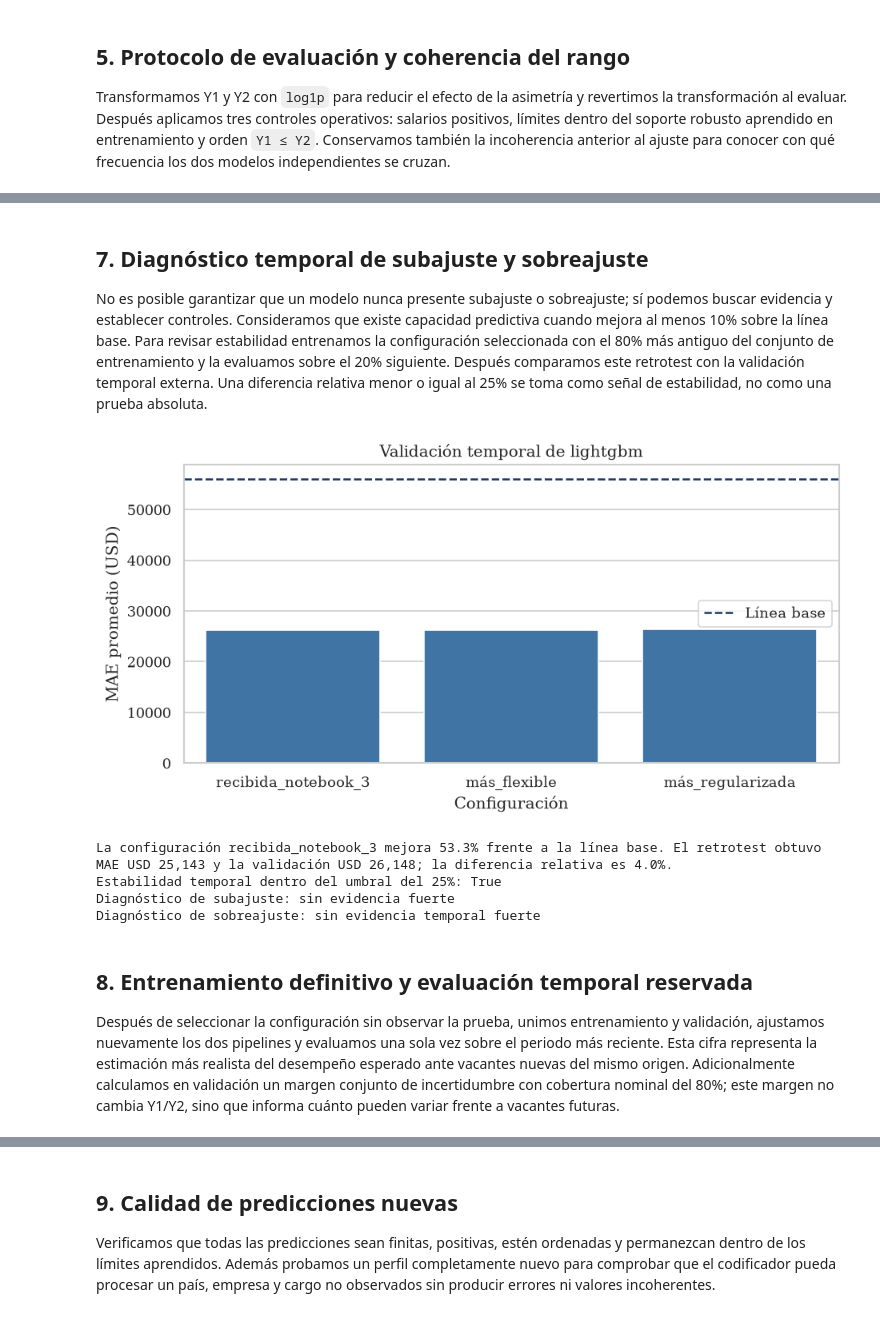
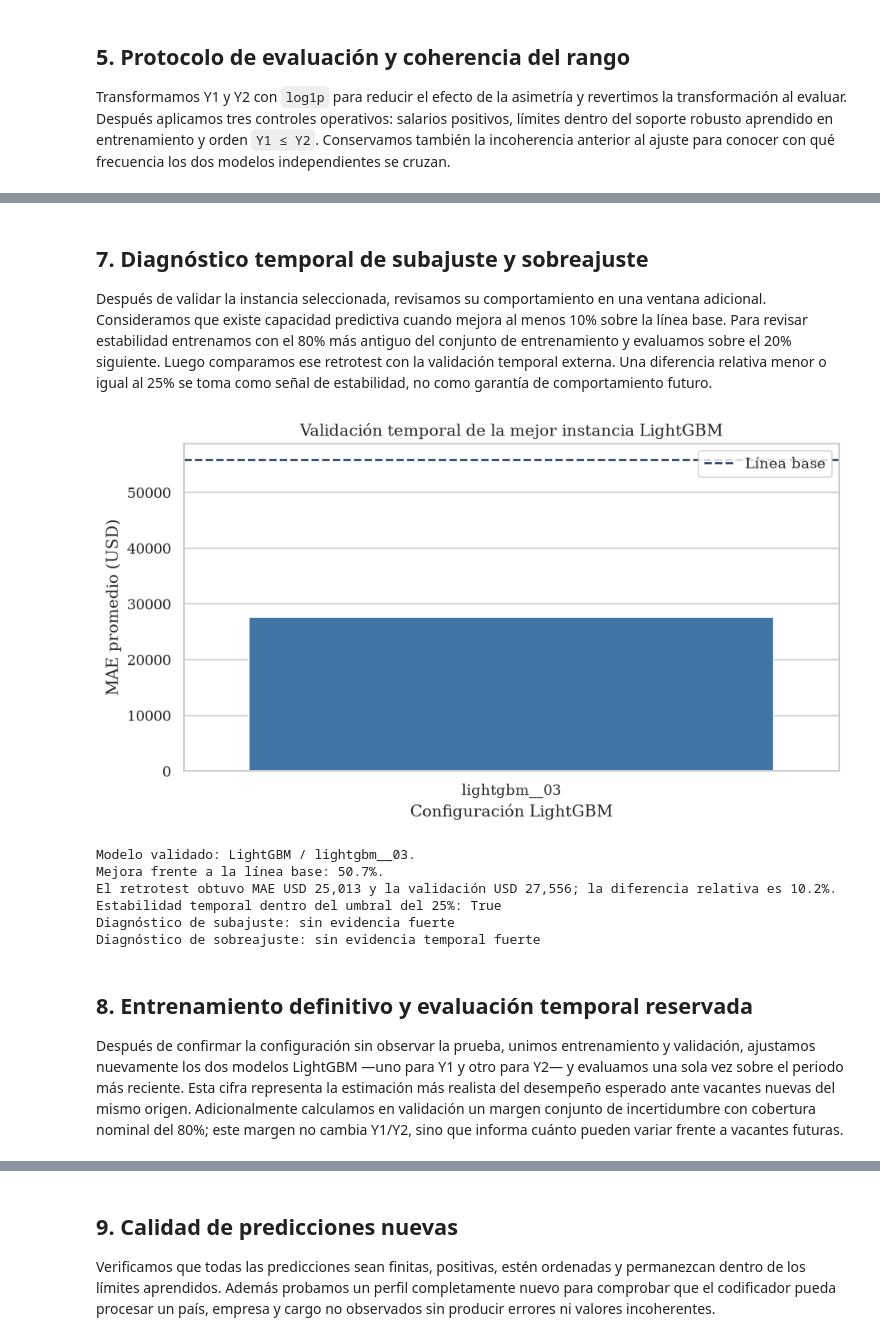
Before and after one commit to PDS-Microproyecto-Grupo-13/Microproyecto, a Jupyter notebook: ml/notebooks/06_modelo_definitivo_fjlo.ipynb, the cells around one changed output, grey strips where cells are left out. Cells and saved outputs as stored; diff of their text form; code cells hidden in the pictures.

```diff
--- a/ml/notebooks/06_modelo_definitivo_fjlo.ipynb
+++ b/ml/notebooks/06_modelo_definitivo_fjlo.ipynb
@@ -393,34 +406,39 @@ Configuración seleccionada: recibida_notebook_3
 # %% [markdown]
 ## 7. Diagnóstico temporal de subajuste y sobreajuste
 
-No es posible garantizar que un modelo nunca presente subajuste o sobreajuste; sí podemos buscar evidencia y establecer controles. Consideramos que existe capacidad predictiva cuando mejora al menos 10% sobre la línea base. Para revisar estabilidad entrenamos la configuración seleccionada con el 80% más antiguo del conjunto de entrenamiento y la evaluamos sobre el 20% siguiente. Después comparamos este retrotest con la validación temporal externa. Una diferencia relativa menor o igual al 25% se toma como señal de estabilidad, no como una prueba absoluta.
+Después de validar la instancia seleccionada, revisamos su comportamiento en una ventana adicional. Consideramos que existe capacidad predictiva cuando mejora al menos 10% sobre la línea base. Para revisar estabilidad entrenamos con el 80% más antiguo del conjunto de entrenamiento y evaluamos sobre el 20% siguiente. Luego comparamos ese retrotest con la validación temporal externa. Una diferencia relativa menor o igual al 25% se toma como señal de estabilidad, no como garantía de comportamiento futuro.
 # %%
-fig,ax=plt.subplots(figsize=(8,4.2))
+fig,ax=plt.subplots(figsize=(8,4.5))
 sns.barplot(data=leaderboard,x='configuracion',y='val_mae_promedio',color='#2F75B5',ax=ax)
 ax.axhline(baseline['mae_promedio'],color='#17365D',linestyle='--',label='Línea base')
-ax.set(xlabel='Configuración',ylabel='MAE promedio (USD)',title=f'Validación temporal de {selected_model}')
-ax.legend(); plt.tight_layout(); plt.show()
-selected_row=leaderboard.set_index('configuracion').loc[winner]
-back_cut=int(.80*len(train_idx)); back_train,back_eval=train_idx[:back_cut],train_idx[back_cut:]
-back_result,_,_=fit_and_evaluate('retrotest_'+winner,configurations[winner],back_train,back_eval,stage='retrotest_temporal')
-back_mae=back_result['val_mae_promedio']; temporal_gap=(selected_row.val_mae_promedio-back_mae)/back_mae
+ax.set(xlabel='Configuración LightGBM',ylabel='MAE promedio (USD)',
+       title='Validación temporal de la mejor instancia LightGBM')
+ax.legend();plt.tight_layout();plt.show()
+
+back_cut=int(.80*len(train_idx));back_train,back_eval=train_idx[:back_cut],train_idx[back_cut:]
+back_result,_,_=fit_and_evaluate('retrotest_'+winner,selected_params,
+                                 back_train,back_eval,stage='retrotest_temporal')
+back_mae=back_result['val_mae_promedio'];temporal_gap=(selected_row.val_mae_promedio-back_mae)/back_mae
 stable=bool(abs(temporal_gap)<=.25)
-print(f"La configuración {winner} mejora {selected_row.mejora_vs_baseline:.1%} frente a la línea base. "
-      f"El retrotest obtuvo MAE USD {back_mae:,.0f} y la validación USD {selected_row.val_mae_promedio:,.0f}; "
-      f"la diferencia relativa es {temporal_gap:.1%}.")
+print(f'Modelo validado: LightGBM / {winner}.')
+print(f'Mejora frente a la línea base: {selected_row.mejora_vs_baseline:.1%}.')
+print(f'El retrotest obtuvo MAE USD {back_mae:,.0f} y la validación USD {selected_row.val_mae_promedio:,.0f}; '
+      f'la diferencia relativa es {temporal_gap:.1%}.')
 print('Estabilidad temporal dentro del umbral del 25%:',stable)
-print('Diagnóstico de subajuste:', 'sin evidencia fuerte' if selected_row.mejora_vs_baseline>=.10 else 'revisar capacidad')
-print('Diagnóstico de sobreajuste:', 'sin evidencia temporal fuerte' if stable else 'requiere mayor regularización')
+print('Diagnóstico de subajuste:','sin evidencia fuerte' if selected_row.mejora_vs_baseline>=.10 else 'revisar capacidad')
+print('Diagnóstico de sobreajuste:','sin evidencia temporal fuerte' if stable else 'requiere mayor regularización')
 # %% [output]
-[figure, old version]
+[figure, new version]
-La configuración recibida_notebook_3 mejora 53.3% frente a la línea base. El retrotest obtuvo MAE USD 25,143 y la validación USD 26,148; la diferencia relativa es 4.0%.
+Modelo validado: LightGBM / lightgbm__03.
+Mejora frente a la línea base: 50.7%.
+El retrotest obtuvo MAE USD 25,013 y la validación USD 27,556; la diferencia relativa es 10.2%.
 Estabilidad temporal dentro del umbral del 25%: True
 Diagnóstico de subajuste: sin evidencia fuerte
 Diagnóstico de sobreajuste: sin evidencia temporal fuerte
 # %% [markdown]
 ## 8. Entrenamiento definitivo y evaluación temporal reservada
 
-Después de seleccionar la configuración sin observar la prueba, unimos entrenamiento y validación, ajustamos nuevamente los dos pipelines y evaluamos una sola vez sobre el periodo más reciente. Esta cifra representa la estimación más realista del desempeño esperado ante vacantes nuevas del mismo origen. Adicionalmente calculamos en validación un margen conjunto de incertidumbre con cobertura nominal del 80%; este margen no cambia Y1/Y2, sino que informa cuánto pueden variar frente a vacantes futuras.
+Después de confirmar la configuración sin observar la prueba, unimos entrenamiento y validación, ajustamos nuevamente los dos modelos LightGBM —uno para Y1 y otro para Y2— y evaluamos una sola vez sobre el periodo más reciente. Esta cifra representa la estimación más realista del desempeño esperado ante vacantes nuevas del mismo origen. Adicionalmente calculamos en validación un margen conjunto de incertidumbre con cobertura nominal del 80%; este margen no cambia Y1/Y2, sino que informa cuánto pueden variar frente a vacantes futuras.
 # %%
 trainval_idx=train_idx.append(val_idx)
 validation_true=model_df.loc[val_idx,TARGETS].to_numpy()
```
Also changed, not shown: parts of 17 cells of this notebook, 1 other file.
